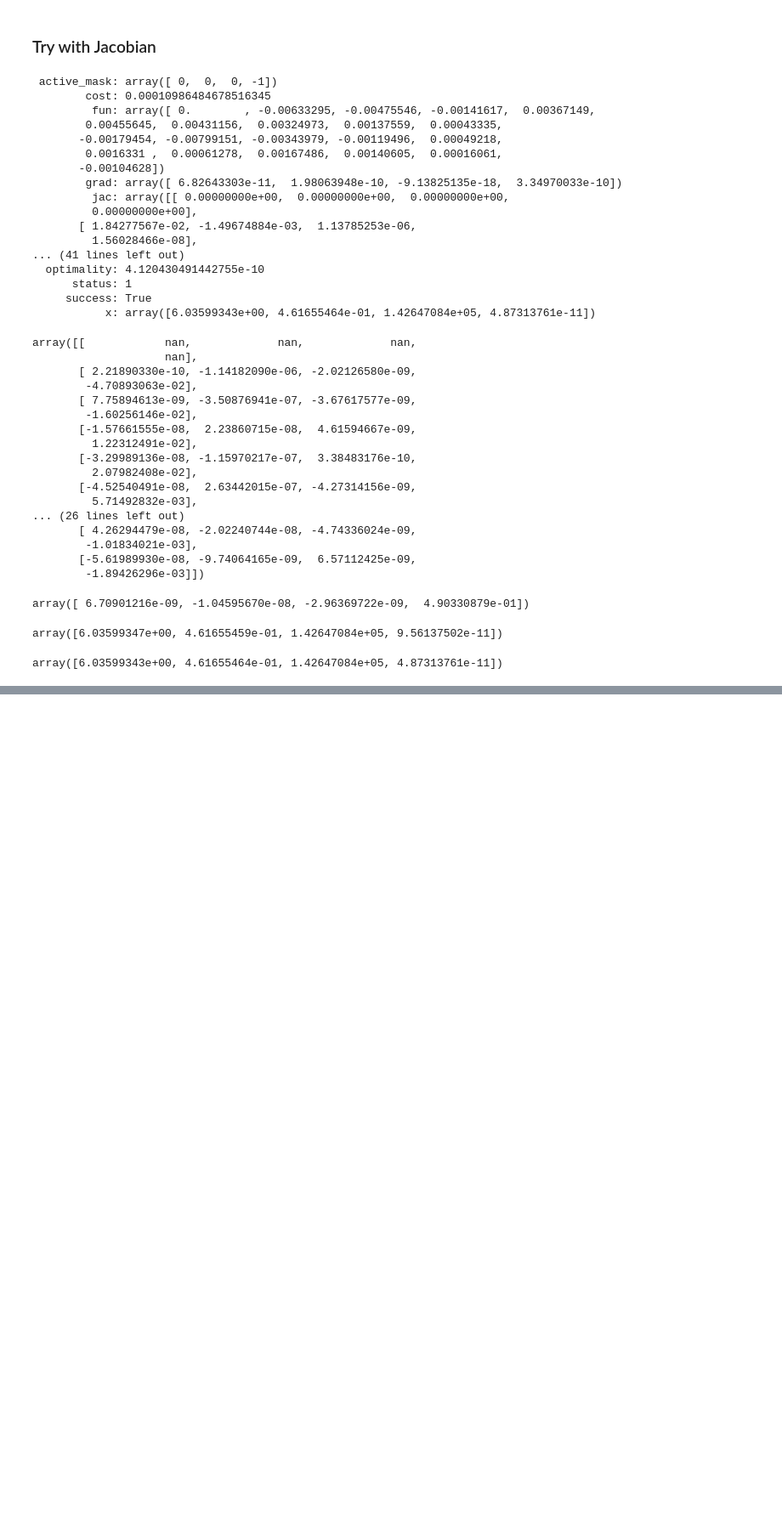
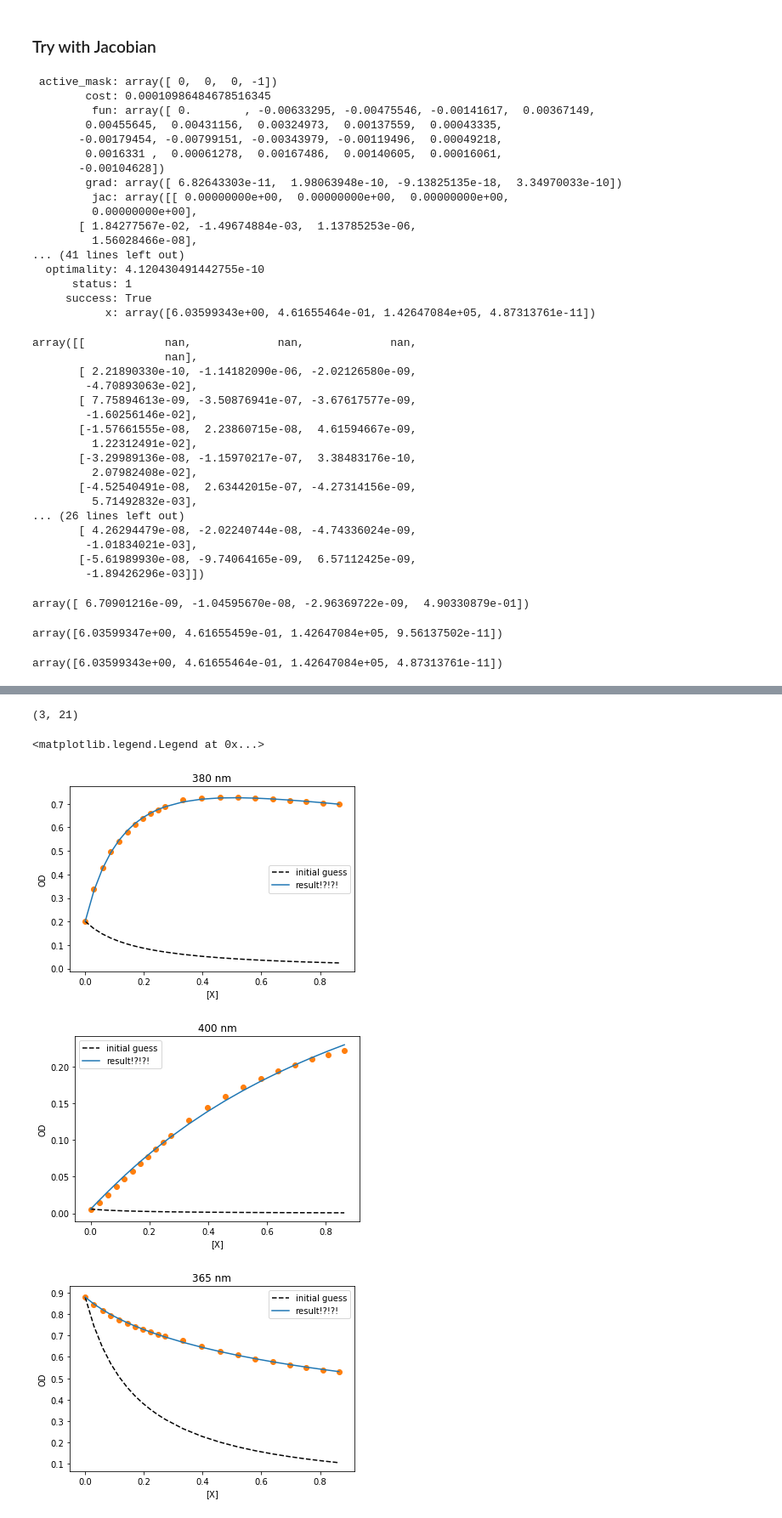
Before and after one commit to HarrisonGoldwyn/double_association_constant, a Jupyter notebook: first_fits.ipynb, the cells around one changed output, grey strips where cells are left out. Shown at 85% size. Cells and saved outputs as stored; diff of their text form; code cells hidden in the pictures; blank space fills up the shorter version.

Commit message:
we generalized da fit and it seems to give physical results

```diff
--- a/first_fits.ipynb
+++ b/first_fits.ipynb
@@ -35,7 +16,7 @@ phoh, od_380, od_400, od_365 = data.T
 Unknowns:
 # %%
 con_N0 = 7.5 * 1e-6
-eps_N = od_380[0] / con_N0
+eps_N_380 = od_380[0] / con_N0
 con_X = phoh
 
 def con_NX(K1, K2):
@@ -342,0 +344,2 @@ array([6.03599343e+00, 4.61655464e-01, 1.42647084e+05, 4.87313761e-11])
+# %%
+eps_N_vec = np.array([od[0] for od in data.T[1:]])/con_N0
@@ -342,0 +419,73 @@ array([6.03599343e+00, 4.61655464e-01, 1.42647084e+05, 4.87313761e-11])
+# %%
+data.T[1:].shape
+# %% [output]
+(3, 21)
+# %%
+def Absorbance_per_wavelength(params):
+
+    n_wavelengths = eps_N_vec.shape[0]
+
+    ## em_fit_fun is length = n_wavelengths * 21
+
+    em_fit_array = em_fit_fun(params).reshape((n_wavelengths, 21))
+
+    absorb = em_fit_array + data.T[1:]
+
+    return absorb
+# %%
+
+
+## Plot initial guess
+plt.plot(
+    con_X,
+    Absorbance_per_wavelength(ini_guess_multi)[0],
+    ls='--',
+    c='k',
+    label='initial guess')
+
+plt.plot(con_X, Absorbance_per_wavelength(fit_multi.x)[0], label='result!?!?!')
+
+plt.xlabel('[X]')
+plt.ylabel('OD')
+plt.scatter(con_X, od_380, c='C1')
+plt.title('380 nm')
+plt.legend()
+
+plt.figure()
+## Plot initial guess
+plt.plot(
+    con_X,
+    Absorbance_per_wavelength(ini_guess_multi)[1],
+    ls='--',
+    c='k',
+    label='initial guess')
+
+plt.plot(con_X, Absorbance_per_wavelength(fit_multi.x)[1], label='result!?!?!')
+
+plt.xlabel('[X]')
+plt.ylabel('OD')
+plt.scatter(con_X, od_400, c='C1')
+plt.title('400 nm')
+plt.legend()
+
+plt.figure()
+## Plot initial guess
+plt.plot(
+    con_X,
+    Absorbance_per_wavelength(ini_guess_multi)[2],
+    ls='--',
+    c='k',
+    label='initial guess')
+
+plt.plot(con_X, Absorbance_per_wavelength(fit_multi.x)[2], label='result!?!?!')
+
+plt.xlabel('[X]')
+plt.ylabel('OD')
+plt.scatter(con_X, od_365, c='C1')
+plt.title('365 nm')
+plt.legend()
+# %% [output]
+<matplotlib.legend.Legend at 0x...>
+[figure, added]
+[figure, added]
+[figure, added]
```
Also changed, not shown: parts of 11 cells of this notebook.
